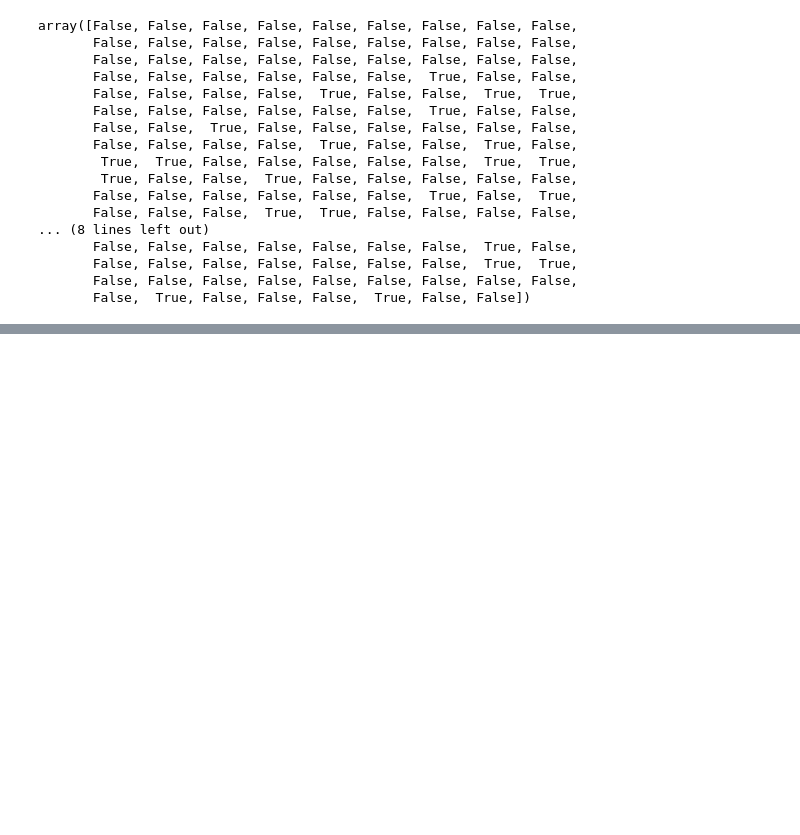
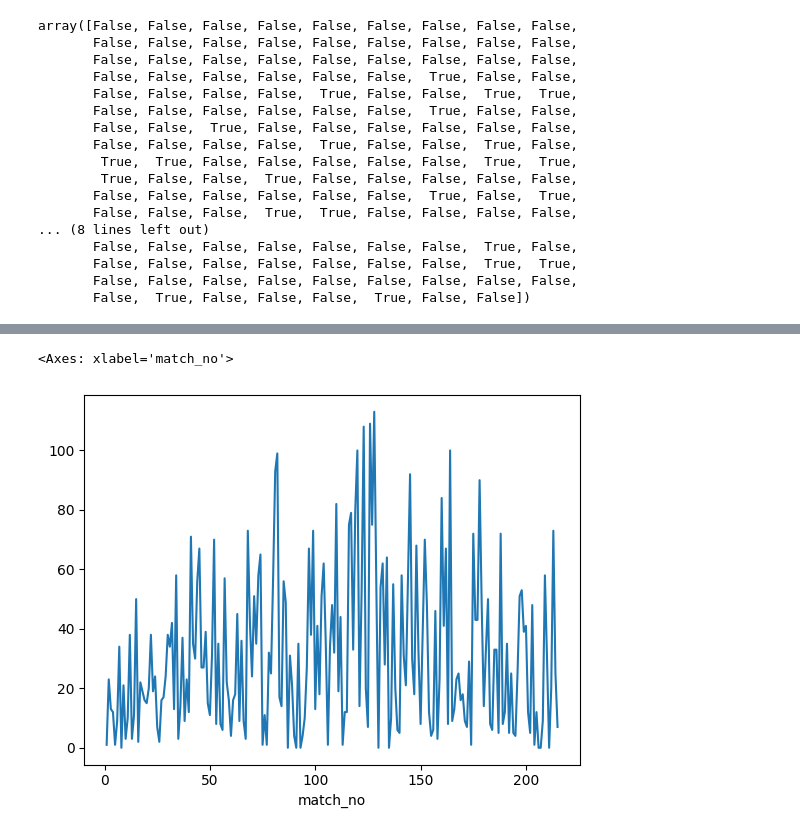
Before and after one commit to deepshresthaa/Pandas, a Jupyter notebook: series.ipynb, the cells around one changed output, grey strips where cells are left out. Cells and saved outputs as stored; diff of their text form; code cells hidden in the pictures; blank space fills up the shorter version.

```diff
--- a/series.ipynb
+++ b/series.ipynb
@@ -408,0 +482,5 @@ array([False, False, False, False, False, False, False, False, False,
+# %%
+vk.plot()
+# %% [output]
+<Axes: xlabel='match_no'>
+[figure, added]
```
Also changed, not shown: parts of 11 cells of this notebook.
